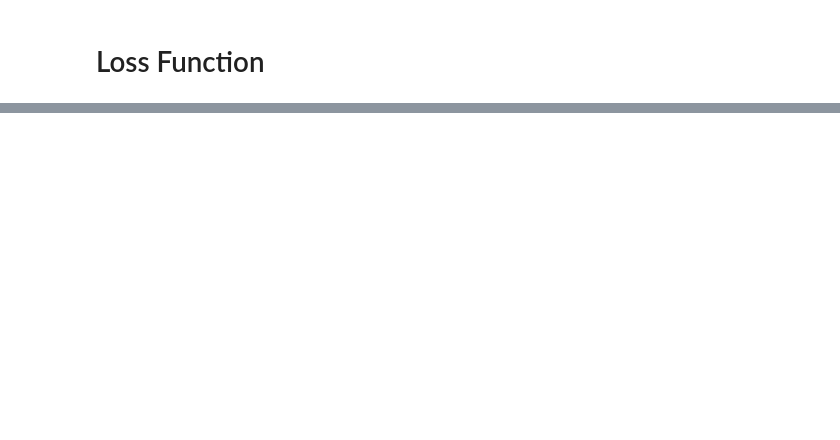
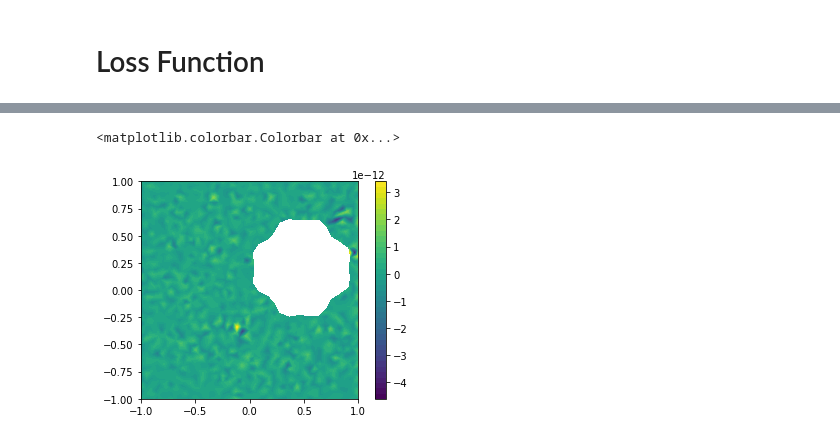
Before and after one commit to sunnytqin/meta-pde, a Jupyter notebook: src/notebooks/test_linear_stokes.ipynb, the cells around one changed output, grey strips where cells are left out. Drawn from its saved outputs; the diff is of its cells as text; code cells hidden in the pictures; blank space fills up the shorter version.

```diff
--- a/src/notebooks/test_linear_stokes.ipynb
+++ b/src/notebooks/test_linear_stokes.ipynb
@@ -82,0 +103,6 @@ plt.show()
+# %%
+clrs = fa.plot(div_u_fenics)
+plt.colorbar(clrs)
+# %% [output]
+<matplotlib.colorbar.Colorbar at 0x...>
+[figure, added]
```
Also changed, not shown: parts of 32 cells of this notebook.
